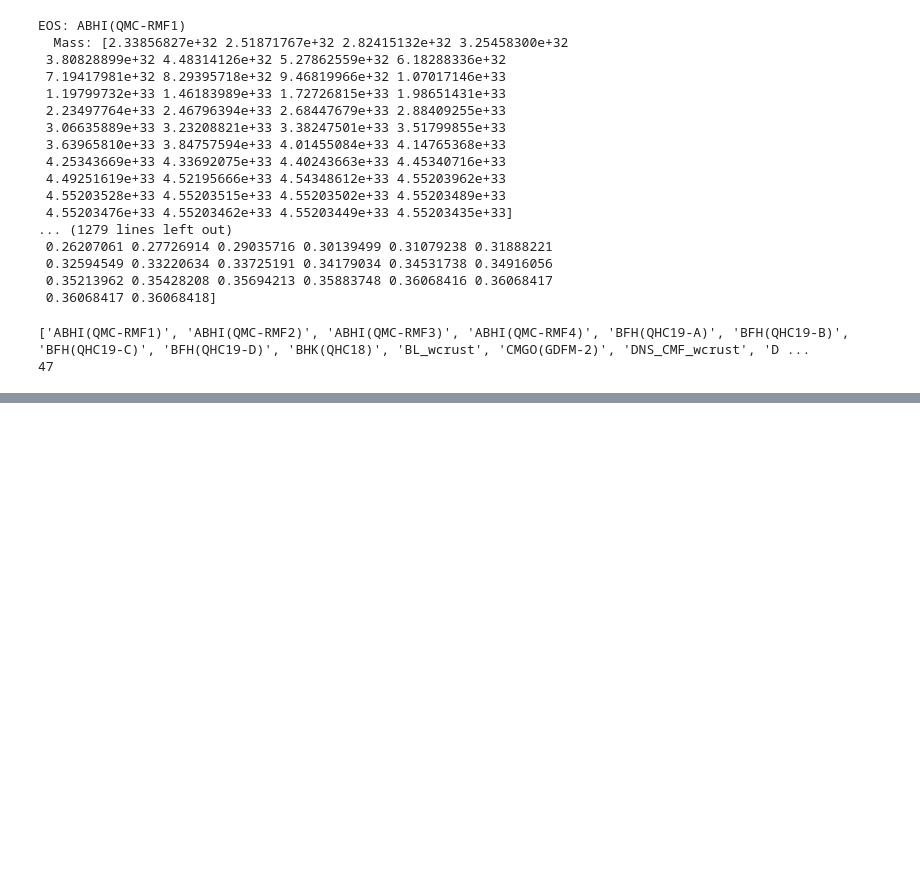
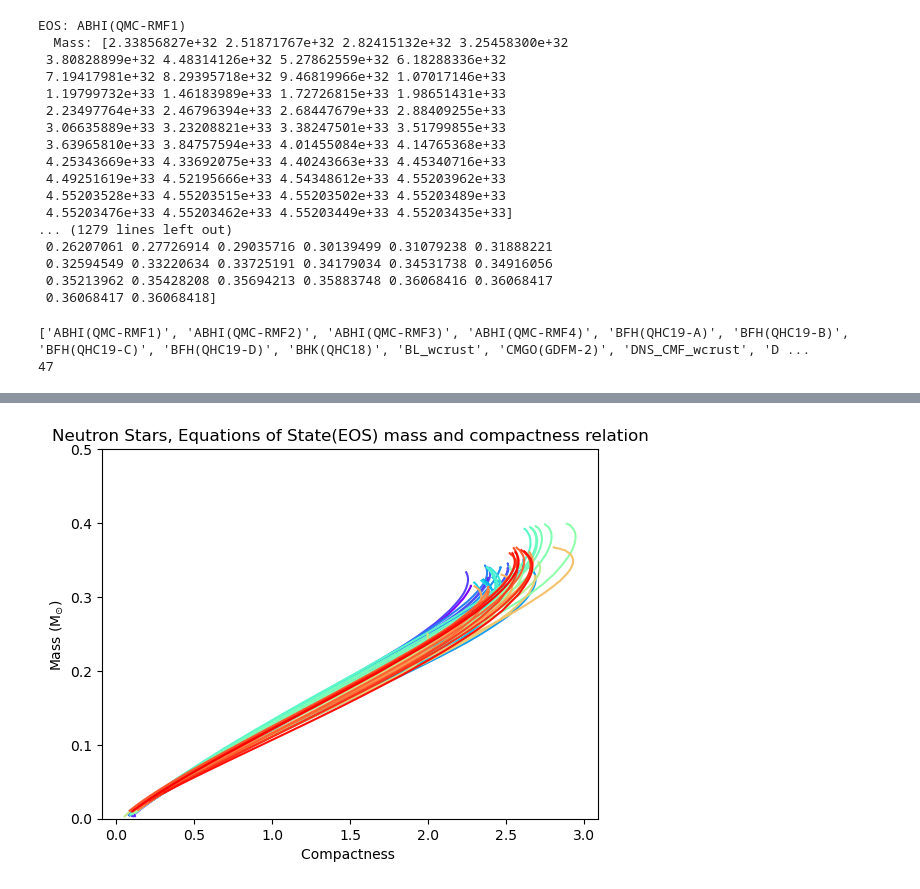
Before and after one commit to D7RV23/NS_SURP2024, a Jupyter notebook: week_5-6/ns_database.ipynb, the cells around one changed output, grey strips where cells are left out. Saved outputs shown, nothing was run; the diff lists cells and outputs as text; code cells hidden in the pictures; blank space fills up the shorter version.

```diff
--- a/week_5-6/ns_database.ipynb
+++ b/week_5-6/ns_database.ipynb
@@ -787,7 +749,7 @@ EOS_atl,mass_atl= mass_a_threshold(EOS_dict)
 # print("\n\n-----------------------------------------------------------")
 
 
-EOS_btl,mass_btl= mass_b_threshold(EOS_dict)
+#EOS_btl,mass_btl= mass_b_threshold(EOS_dict)
 # print("EOS that dont generate a total mass are over the threshold")
 # print (EOS_btl)
 # print("masses")
@@ -801,7 +763,8 @@ for EOS in EOS_atl:
     mass_t,radius_t,compact_t= read_summary(EOS)
     EOS_dict.update(
     {
-    str(EOS_w) : {  "mass": mass_t,
+    str(EOS_w) : {
+                    "mass": mass_t,
                     "radius": radius_t,
                     "compactness": compact_t}
     },)
@@ -860,0 +950,3 @@ print_MR_A(EOS_dict)
+# %%
+print_MD_A(EOS_dict)
+# %% [output]
@@ -860,0 +954 @@ print_MR_A(EOS_dict)
+[figure, added]
```
Also changed, not shown: parts of 9 cells of this notebook, 3 other files.
